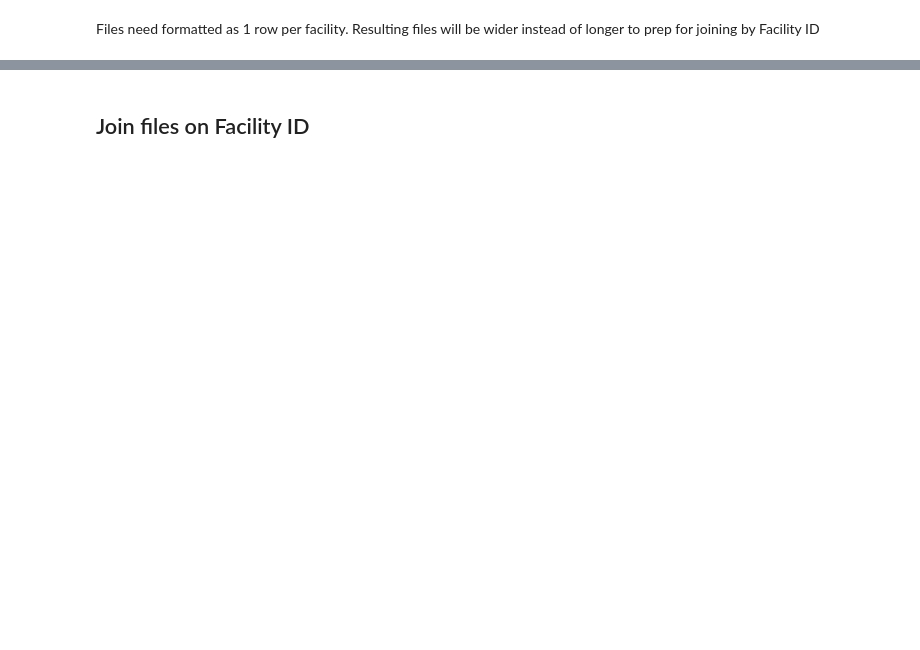
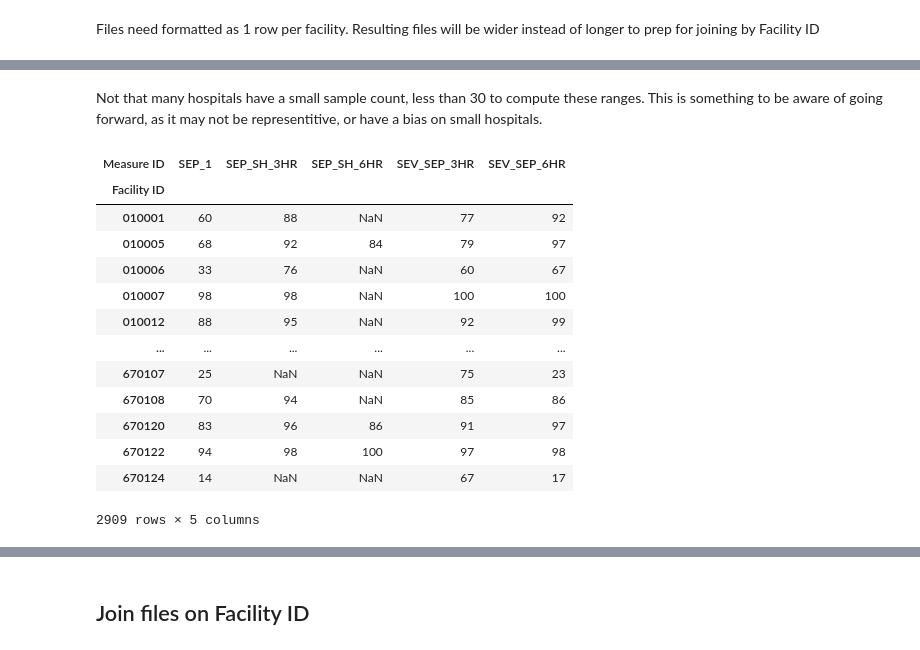
Before and after one commit to rejexx/Predicting_infection, a Jupyter notebook: 01_DataWrangling.ipynb, the cells around one changed output, grey strips where cells are left out. Saved outputs shown, nothing was run; the diff lists cells and outputs as text; code cells hidden in the pictures; blank space fills up the shorter version.

Commit message:
Wrangled HAI, Cares, while Survey is still in progress

```diff
--- a/01_DataWrangling.ipynb
+++ b/01_DataWrangling.ipynb
@@ -122,0 +229,8 @@ Check there are no duplicate Facility IDs in each file (for best join results)
+# %%
+#Toss out all rows that aren't related to Sepsis
+care_clean = care_raw[care_raw.Condition.str.contains("Sepsis")]
+
+#Toss all rows with NaN for Score, these won't help anything
+nulls = care_clean.Score.isnull().sum()
+care_clean = care_clean.dropna(subset=['Score'], how='any', axis='rows')
+print("Removed nulls from sepsis, which was",nulls, "or", round(nulls/(len(care_clean)+nulls),3)*100, "% of the rows")
@@ -122,0 +257,7 @@ Check there are no duplicate Facility IDs in each file (for best join results)
+# %%
+#filter out footnote 3 entries, leave 2s and NaNs
+care_clean = care_clean[care_clean.Footnote.str.contains('3') != True]
+
+#Make cross reference table of Condition, Measure ID and Measure Name for future reference before dropping
+care_ID_Name_Condition_xref = care_clean[['Condition','Measure ID', 'Measure Name']].drop_duplicates()
+display(care_ID_Name_Condition_xref)
@@ -122,0 +287,25 @@ Check there are no duplicate Facility IDs in each file (for best join results)
+# %% [markdown]
+Not that many hospitals have a small sample count, less than 30 to compute these ranges.  This is something to be aware of going forward, as it may not be representitive, or have a bias on small hospitals.
+# %%
+#This is going to drop location columns, measures Name, Condition, Sample, Footnote and the dates
+#  The Condition and Measure name are already saved in a xref table
+#  The location is saved in a locaiton table from the HAI wrangling
+#  The only real loss is the Sample column.  It's not worth saving, but worth keeping in mind that small sample sizes
+#  may have a bias effect.
+care_clean_pivot = care_clean.pivot(index="Facility ID", values='Score', columns='Measure ID')
+care_clean_pivot
+# %% [output]
+| Measure ID | SEP_1 | SEP_SH_3HR | SEP_SH_6HR | SEV_SEP_3HR | SEV_SEP_6HR |
+| Facility ID |  |  |  |  |  |
+| 010001 | 60 | 88 | NaN | 77 | 92 |
+| 010005 | 68 | 92 | 84 | 79 | 97 |
+| 010006 | 33 | 76 | NaN | 60 | 67 |
+| 010007 | 98 | 98 | NaN | 100 | 100 |
+| 010012 | 88 | 95 | NaN | 92 | 99 |
+| ... | ... | ... | ... | ... | ... |
+| 670107 | 25 | NaN | NaN | 75 | 23 |
+| 670108 | 70 | 94 | NaN | 85 | 86 |
+| 670120 | 83 | 96 | 86 | 91 | 97 |
+| 670122 | 94 | 98 | 100 | 97 | 98 |
+| 670124 | 14 | NaN | NaN | 67 | 17 |
+2909 rows × 5 columns
```
Also changed, not shown: parts of 25 cells of this notebook.
